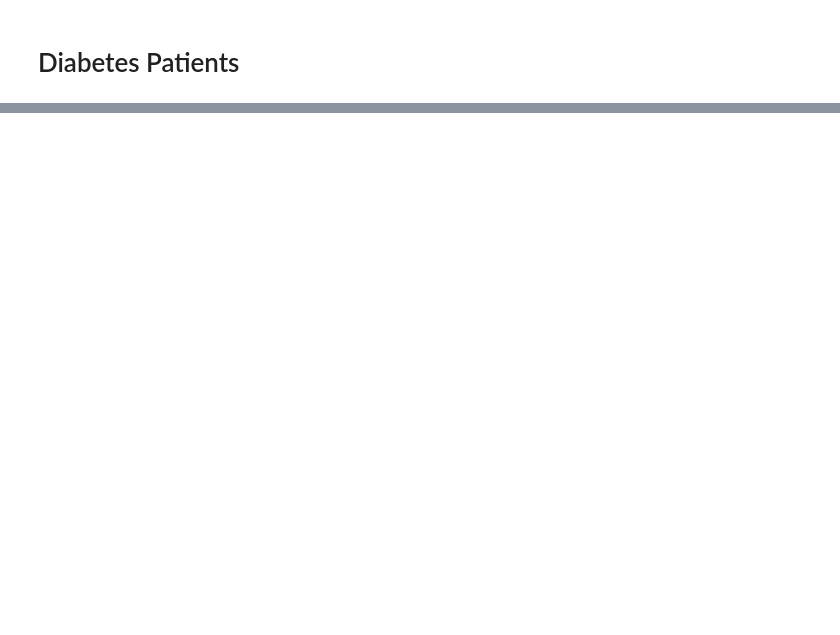
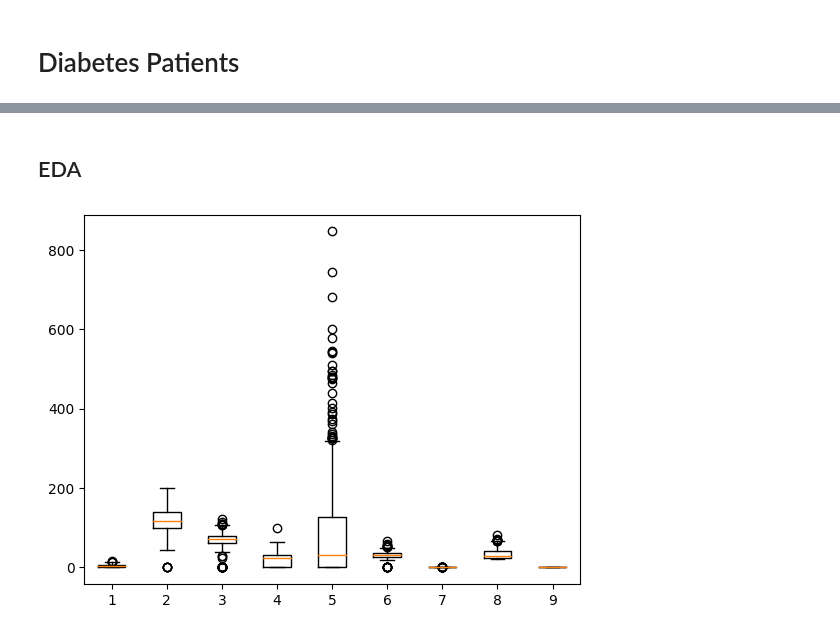
Before and after one commit to Kendo-Shin/Diabetes_Patients, a Jupyter notebook: Diabetes_Notebook.ipynb, the cells around one changed output, grey strips where cells are left out. Drawn from its saved outputs; the diff is of its cells as text; code cells hidden in the pictures; blank space fills up the shorter version.

```diff
--- a/Diabetes_Notebook.ipynb
+++ b/Diabetes_Notebook.ipynb
@@ -39,0 +70,8 @@ df.describe()
+# %% [markdown]
+## EDA
+# %%
+plt.boxplot(df)
+
+plt.show()
+# %% [output]
+[figure, added]
```
Also changed, not shown: parts of 26 cells of this notebook.
